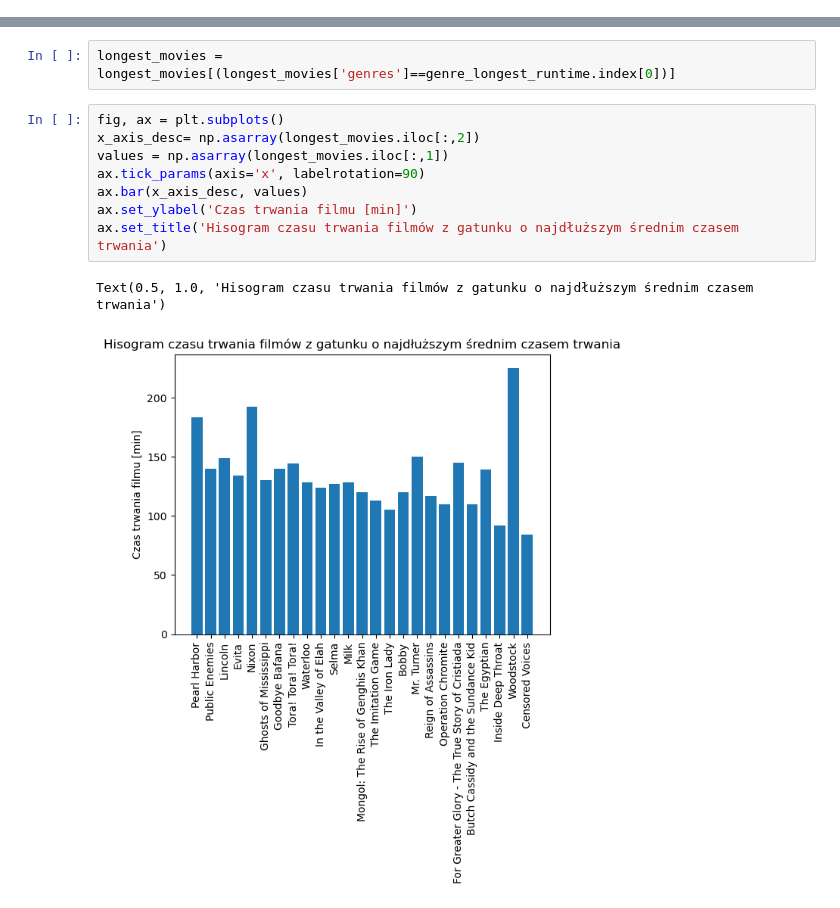
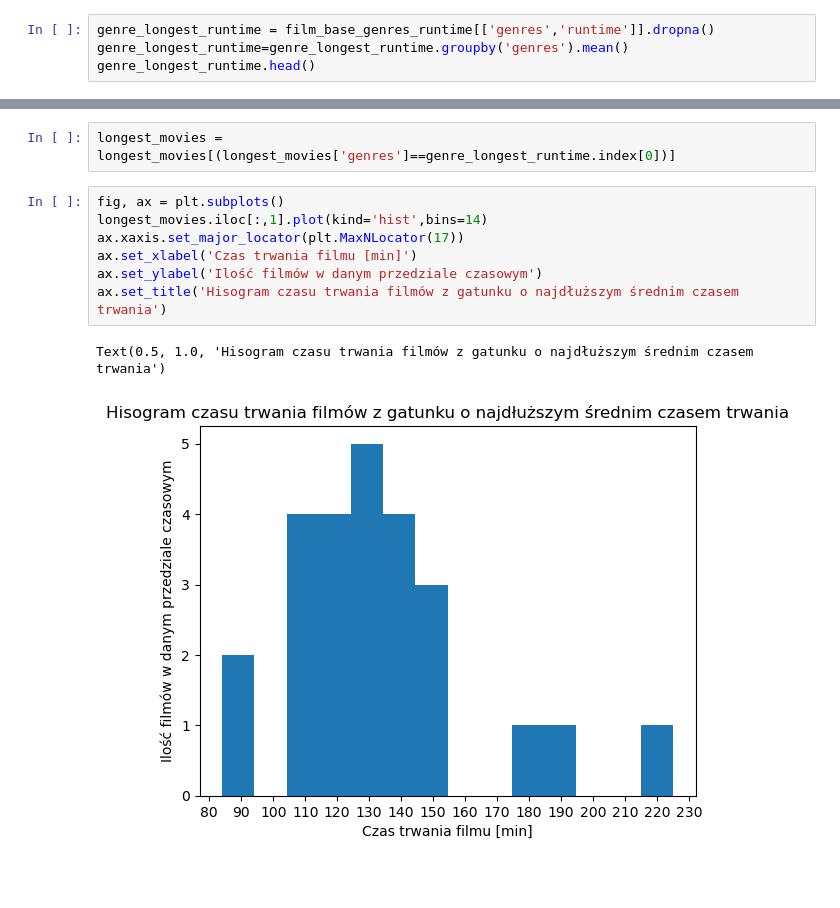
Before and after one commit to PiotrPieciak/Rozdzial-9_1-Zadanie, a Jupyter notebook: 9_1_baza_filmow.ipynb, the cells around one changed output, grey strips where cells are left out. Saved outputs shown, nothing was run; the diff lists cells and outputs as text; blank space fills up the shorter version.

```diff
--- a/9_1_baza_filmow.ipynb
+++ b/9_1_baza_filmow.ipynb
@@ -139,0 +142,4 @@ genre_longest_runtime=genre_longest_runtime.pivot_table(index='genres',aggfunc='
+# %%
+genre_longest_runtime = film_base_genres_runtime[['genres','runtime']].dropna()
+genre_longest_runtime=genre_longest_runtime.groupby('genres').mean()
+genre_longest_runtime.head()
@@ -157,12 +171,11 @@ longest_movies = film_base_genres_runtime[['genres','runtime','title']].dropna()
 longest_movies = longest_movies[(longest_movies['genres']==genre_longest_runtime.index[0])]
 # %%
 fig, ax = plt.subplots()
-x_axis_desc= np.asarray(longest_movies.iloc[:,2])
-values = np.asarray(longest_movies.iloc[:,1])
-ax.tick_params(axis='x', labelrotation=90)
-ax.bar(x_axis_desc, values)
-ax.set_ylabel('Czas trwania filmu [min]')
+longest_movies.iloc[:,1].plot(kind='hist',bins=14)
+ax.xaxis.set_major_locator(plt.MaxNLocator(17))
+ax.set_xlabel('Czas trwania filmu [min]')
+ax.set_ylabel('Ilość filmów w danym przedziale czasowym')
 ax.set_title('Hisogram czasu trwania filmów z gatunku o najdłuższym średnim czasem trwania')
 # %% [output]
 Text(0.5, 1.0, 'Hisogram czasu trwania filmów z gatunku o najdłuższym średnim czasem trwania')
-[figure, old version]
+[figure, new version]
```
Also changed, not shown: parts of 17 cells of this notebook.
